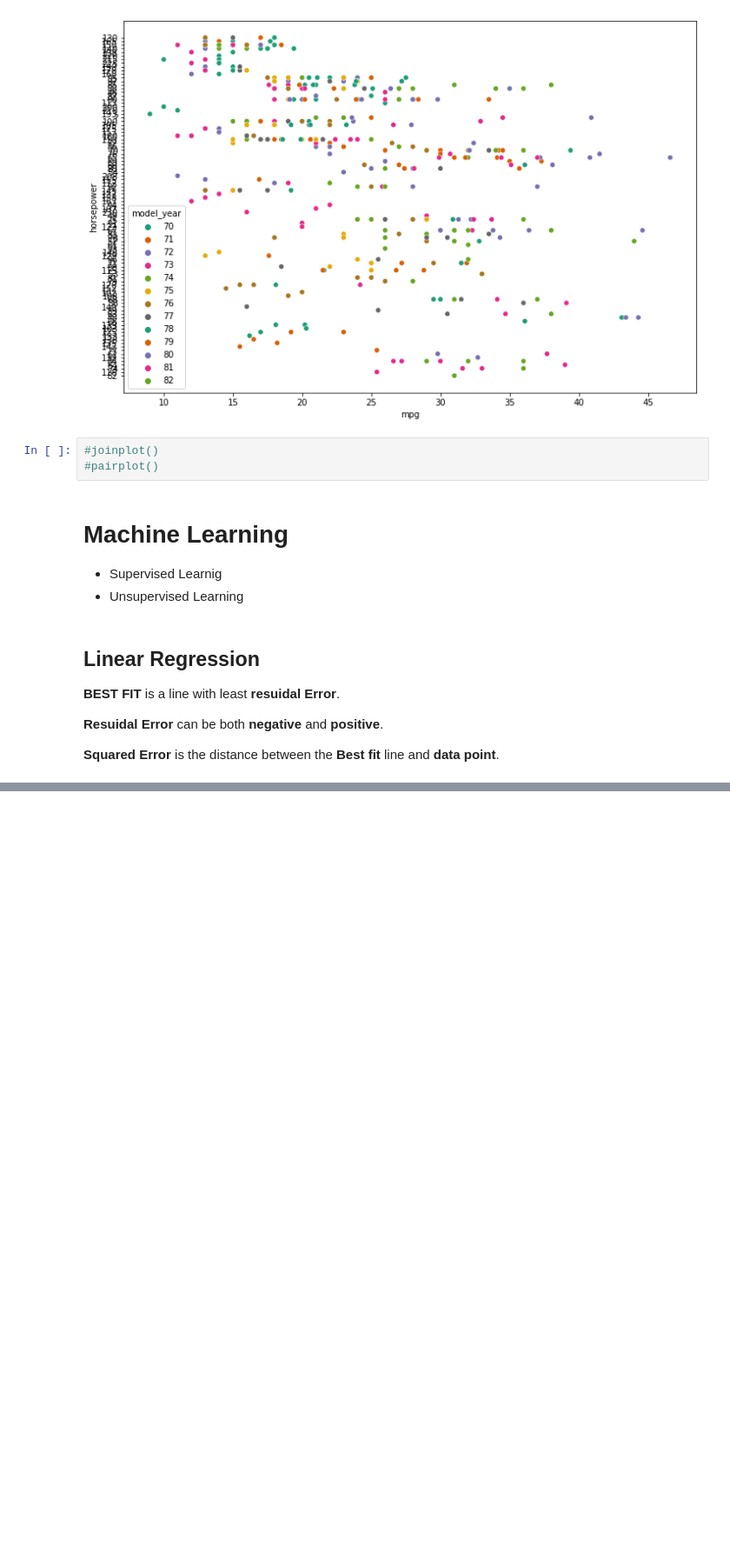
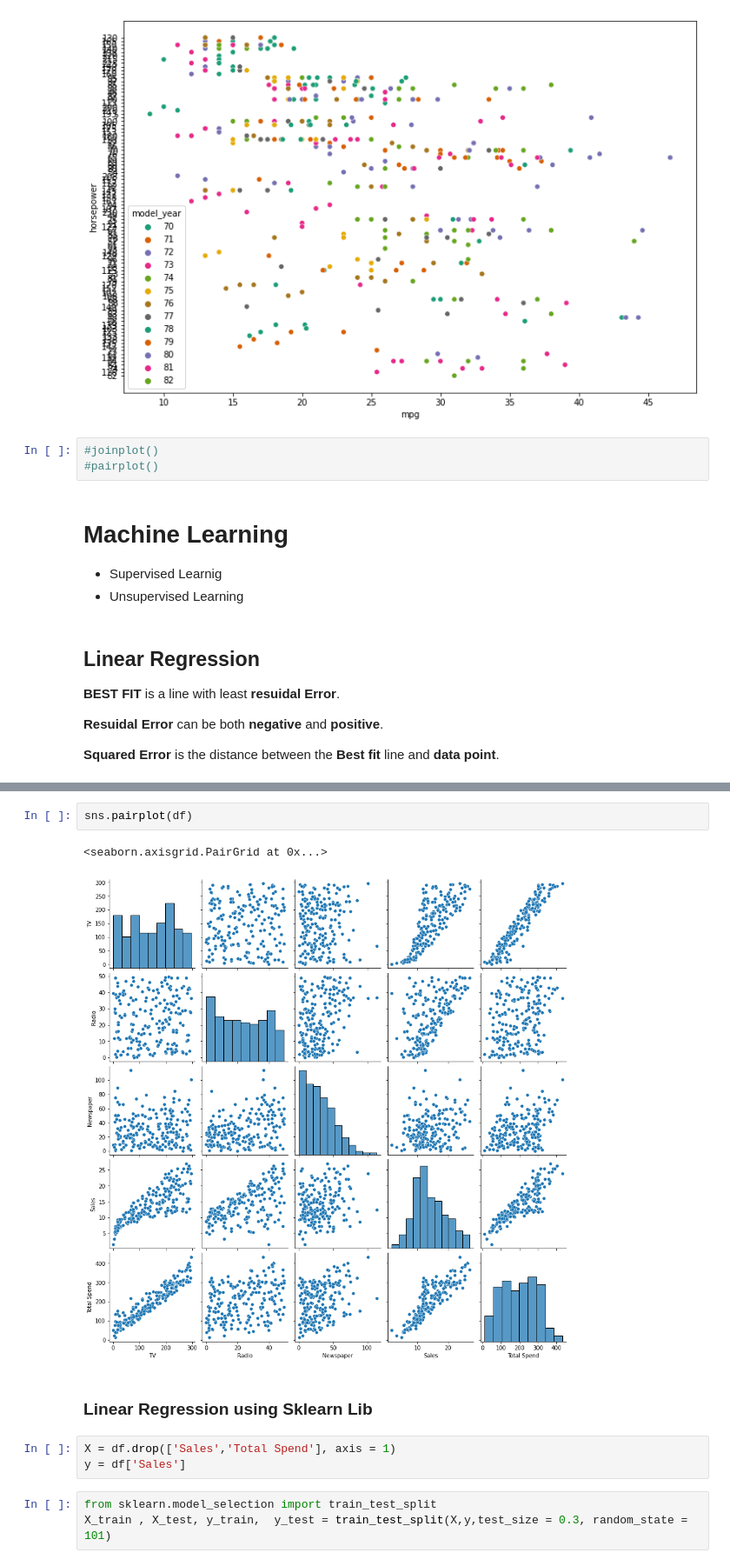
Before and after one commit to exson6969/ml, a Jupyter notebook: ML_Learning.ipynb, the cells around one changed output, grey strips where cells are left out. Shown: that part at 87% size. Drawn from its saved outputs; the diff is of its cells as text; blank space fills up the shorter version.

```diff
--- a/ML_Learning.ipynb
+++ b/ML_Learning.ipynb
@@ -474,0 +600,13 @@ b -> intercept with y-axis
+# %%
+sns.pairplot(df)
+# %% [output]
+<seaborn.axisgrid.PairGrid at 0x...>
+[figure, added]
+# %% [markdown]
+### Linear Regression using Sklearn Lib
+# %%
+X = df.drop(['Sales','Total Spend'], axis = 1)
+y = df['Sales']
+# %%
+from sklearn.model_selection import train_test_split
+X_train , X_test, y_train,  y_test = train_test_split(X,y,test_size = 0.3, random_state = 101)
```
Also changed, not shown: parts of 50 cells of this notebook.
